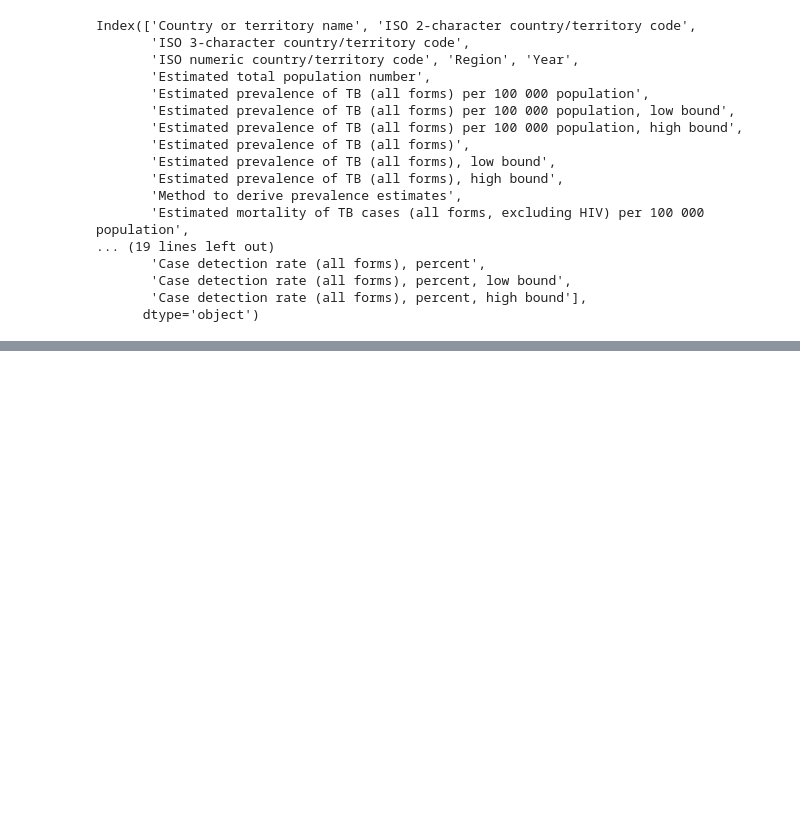
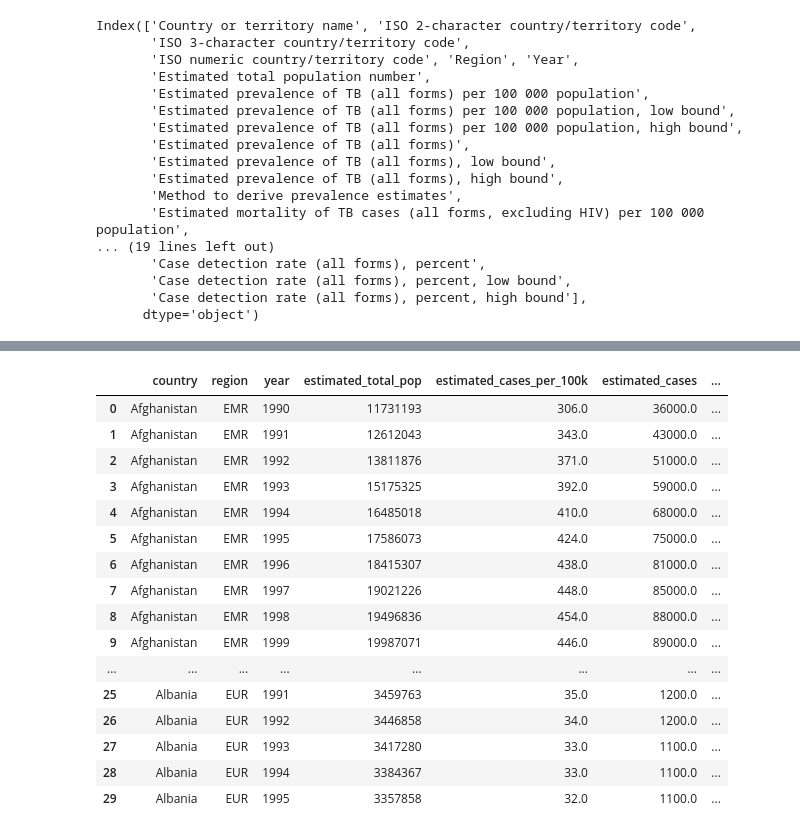
Before and after one commit to JenniferMLewis/Methodologies-I-Individual-Project, a Jupyter notebook: initial.ipynb, the cells around one changed output, grey strips where cells are left out. Saved outputs shown, nothing was run; the diff lists cells and outputs as text; code cells hidden in the pictures; blank space fills up the shorter version.

```diff
--- a/initial.ipynb
+++ b/initial.ipynb
@@ -196,0 +232,7 @@ Index(['Country or territory name', 'ISO 2-character country/territory code',
+# %%
+# Okay, I'm not focusing on HIV, so now that I've confirmed which columns HIV is and isn't included in, let's get to creating just normal columns!
+tb["estimated_mortality_per_100k"] = tb["Estimated mortality of TB cases (all forms, excluding HIV) per 100 000 population"] + tb["Estimated mortality of TB cases who are HIV-positive, per 100 000 population"]
+tb["estimated_deaths"] = tb["Estimated number of deaths from TB (all forms, excluding HIV)"] + tb["Estimated number of deaths from TB in people who are HIV-positive"]
+tb = tb.drop(columns=["Estimated mortality of TB cases (all forms, excluding HIV) per 100 000 population", "Estimated mortality of TB cases who are HIV-positive, per 100 000 population", "Estimated number of deaths from TB (all forms, excluding HIV)", "Estimated number of deaths from TB in people who are HIV-positive"])
+tb.head()
+tb = tb.rename(columns={"Estimated number of incident cases (all forms)": "estimated_new_cases", 'Estimated incidence (all forms) per 100 000 population' : "estimated_new_case_per_100k", "Estimated prevalence of TB (all forms)": "estimated_cases", "Estimated prevalence of TB (all forms) per 100 000 population" : "estimated_cases_per_100k", "Estimated total population number" : "estimated_total_pop", "Year":"year", "Region": "region", "Country or territory name": "country"})
@@ -196,0 +250,20 @@ Index(['Country or territory name', 'ISO 2-character country/territory code',
+# %%
+tb.head(30)
+# %% [output]
+|  | country | region | year | estimated_total_pop | estimated_cases_per_100k | estimated_cases | ... |
+| 0 | Afghanistan | EMR | 1990 | 11731193 | 306.0 | 36000.0 | ... |
+| 1 | Afghanistan | EMR | 1991 | 12612043 | 343.0 | 43000.0 | ... |
+| 2 | Afghanistan | EMR | 1992 | 13811876 | 371.0 | 51000.0 | ... |
+| 3 | Afghanistan | EMR | 1993 | 15175325 | 392.0 | 59000.0 | ... |
+| 4 | Afghanistan | EMR | 1994 | 16485018 | 410.0 | 68000.0 | ... |
+| 5 | Afghanistan | EMR | 1995 | 17586073 | 424.0 | 75000.0 | ... |
+| 6 | Afghanistan | EMR | 1996 | 18415307 | 438.0 | 81000.0 | ... |
+| 7 | Afghanistan | EMR | 1997 | 19021226 | 448.0 | 85000.0 | ... |
+| 8 | Afghanistan | EMR | 1998 | 19496836 | 454.0 | 88000.0 | ... |
+| 9 | Afghanistan | EMR | 1999 | 19987071 | 446.0 | 89000.0 | ... |
+| ... | ... | ... | ... | ... | ... | ... | ... |
+| 25 | Albania | EUR | 1991 | 3459763 | 35.0 | 1200.0 | ... |
+| 26 | Albania | EUR | 1992 | 3446858 | 34.0 | 1200.0 | ... |
+| 27 | Albania | EUR | 1993 | 3417280 | 33.0 | 1100.0 | ... |
+| 28 | Albania | EUR | 1994 | 3384367 | 33.0 | 1100.0 | ... |
+| 29 | Albania | EUR | 1995 | 3357858 | 32.0 | 1100.0 | ... |
```
Also changed, not shown: parts of 18 cells of this notebook, 2 other files.
